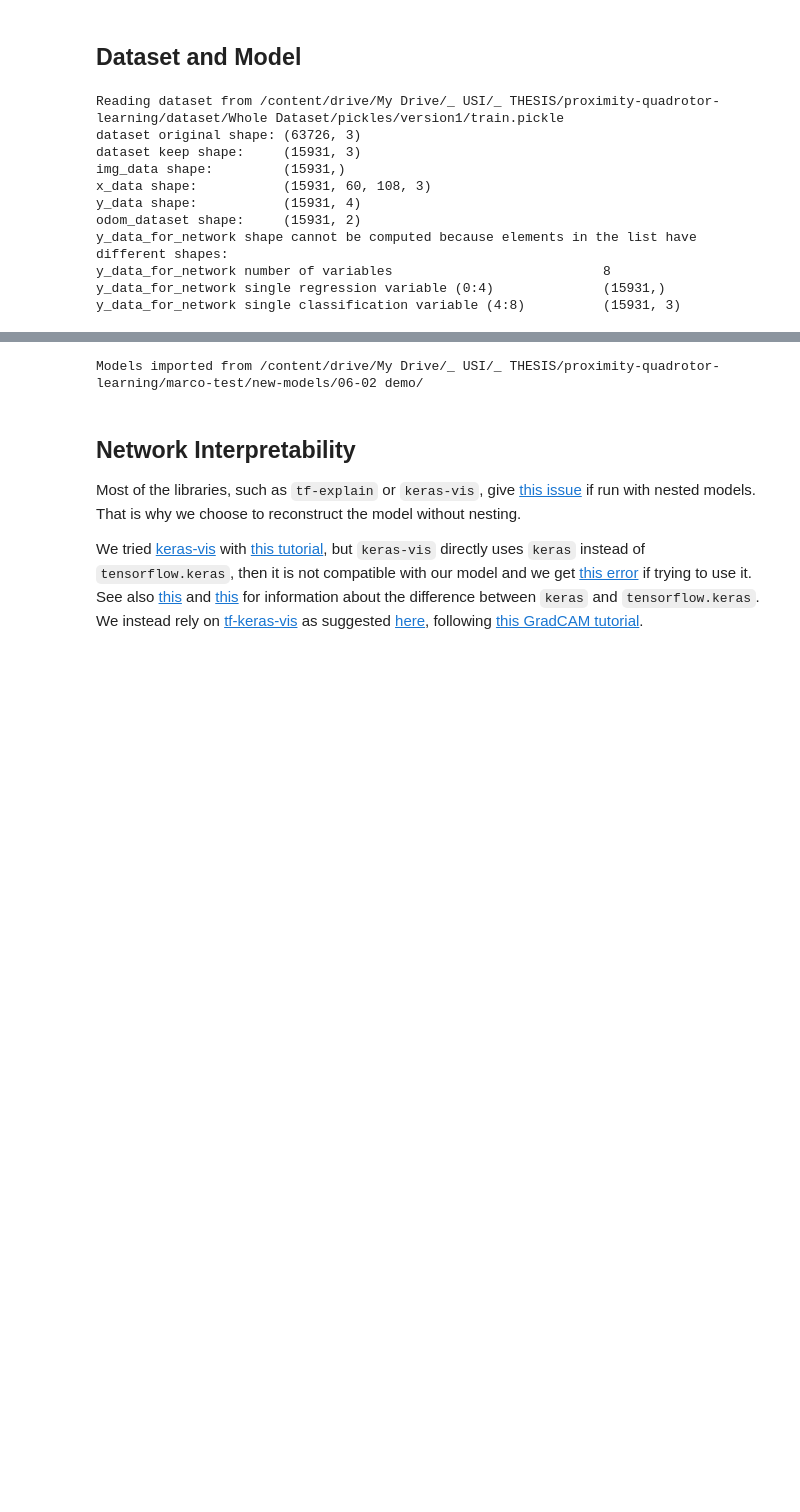
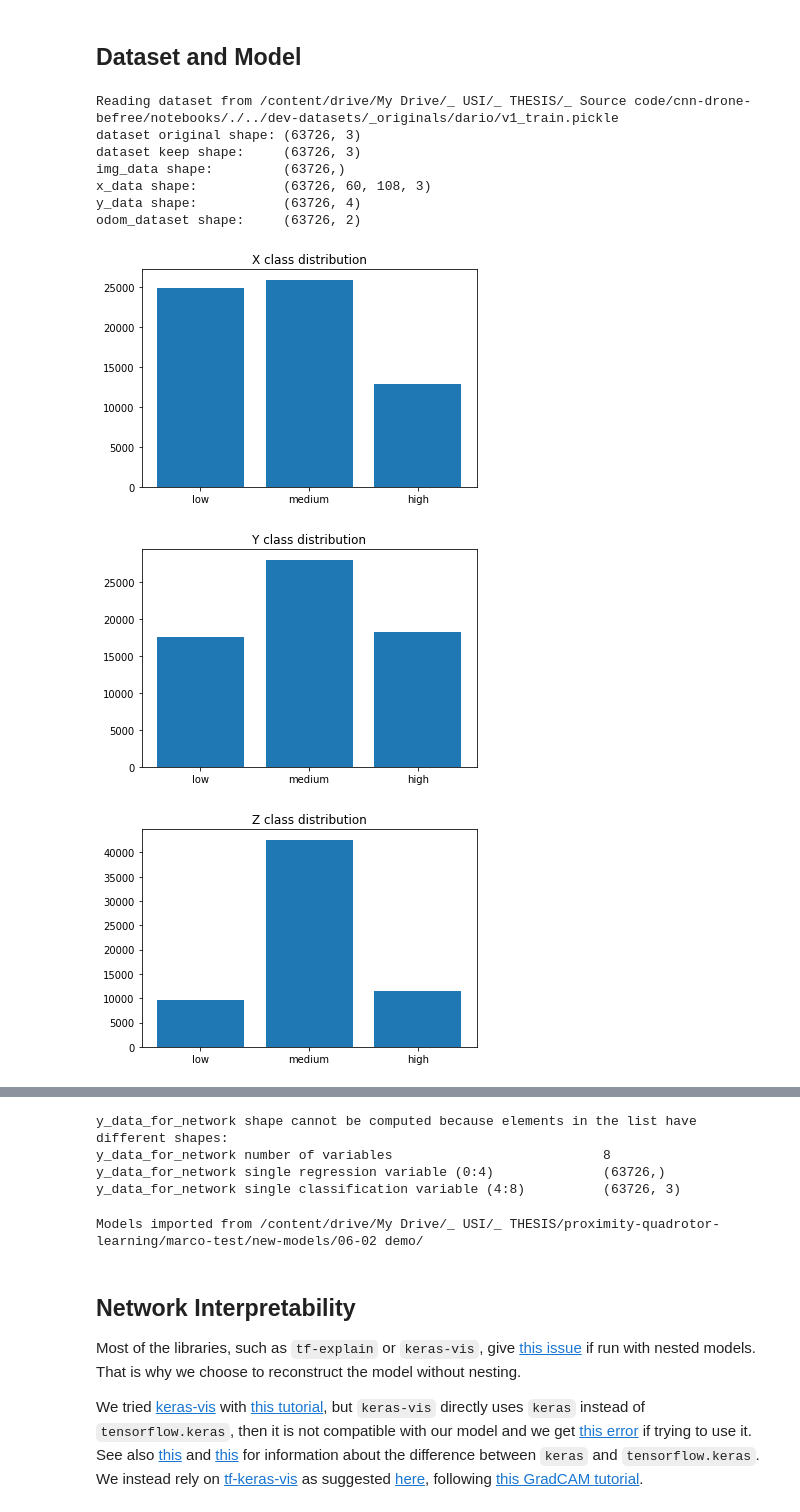
Before and after one commit to mferri17/cnn-drone-befree, a Jupyter notebook: notebooks/04 Network Interpretability.ipynb, the cells around one changed output, grey strips where cells are left out. Drawn from its saved outputs; the diff is of its cells as text; code cells hidden in the pictures; blank space fills up the shorter version.

```diff
--- a/notebooks/04 Network Interpretability.ipynb
+++ b/notebooks/04 Network Interpretability.ipynb
@@ -107,16 +108,15 @@ Mounted at /content/drive
 # %% [markdown]
 ## Dataset and Model
 # %%
-train_img, train_x, train_y, train_actual, train_odom = keras_utils.get_dataset_from_pickle(dario_train_path, dataset_keep_ratio = 0.25)
+train_img, train_x, train_y, train_actual, train_odom = general_utils.get_dataset_from_pickle(dario_train_path, dataset_keep_ratio = 1, plot_actual_distribution=True)
 # %% [output]
-Reading dataset from /content/drive/My Drive/_ USI/_ THESIS/proximity-quadrotor-learning/dataset/Whole Dataset/pickles/version1/train.pickle
+Reading dataset from /content/drive/My Drive/_ USI/_ THESIS/_ Source code/cnn-drone-befree/notebooks/./../dev-datasets/_originals/dario/v1_train.pickle
 dataset original shape: (63726, 3)
-dataset keep shape:     (15931, 3)
-img_data shape:         (15931,)
-x_data shape:           (15931, 60, 108, 3)
-y_data shape:           (15931, 4)
-odom_dataset shape:     (15931, 2)
-y_data_for_network shape cannot be computed because elements in the list have different shapes:
-y_data_for_network number of variables                           8
-y_data_for_network single regression variable (0:4)              (15931,)
-y_data_for_network single classification variable (4:8)          (15931, 3)
+dataset keep shape:     (63726, 3)
+img_data shape:         (63726,)
+x_data shape:           (63726, 60, 108, 3)
+y_data shape:           (63726, 4)
+odom_dataset shape:     (63726, 2)
+[figure, added]
+[figure, added]
+[figure, added]
@@ -123,3 +124,7 @@ y_data_for_network single classification variable (4:8)          (15931, 3)
+y_data_for_network shape cannot be computed because elements in the list have different shapes:
+y_data_for_network number of variables                           8
+y_data_for_network single regression variable (0:4)              (63726,)
+y_data_for_network single classification variable (4:8)          (63726, 3)
 # %%
 demo_models_folder = new_models_folder + '06-02 demo/'
 
```
Also changed, not shown: parts of 2 cells of this notebook, 5 other files.
